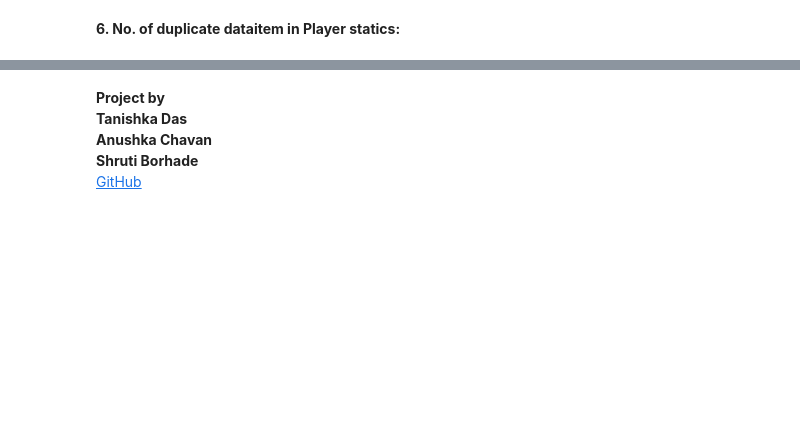
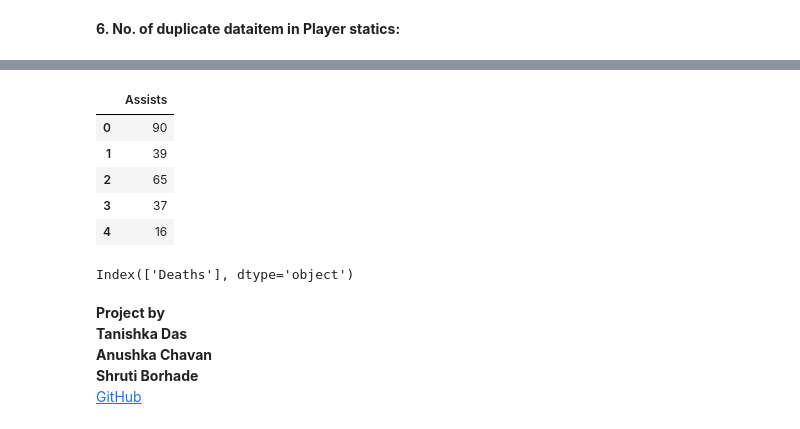
Before and after one commit to tanishka786/Valo-player-s-stats-analysis, a Jupyter notebook: ValoPlayer'sStats.ipynb, the cells around one changed output, grey strips where cells are left out. Cells and saved outputs as stored; diff of their text form; code cells hidden in the pictures; blank space fills up the shorter version.

```diff
--- a/ValoPlayer'sStats.ipynb
+++ b/ValoPlayer'sStats.ipynb
@@ -74,3 +203,19 @@ df.duplicated().sum()
+# %%
+#creating new coloum as y and coping data from df.player stats
+y = df[['Assists']].copy()
+y.head()
+# %% [output]
+|  | Assists |
+| 0 | 90 |
+| 1 | 39 |
+| 2 | 65 |
+| 3 | 37 |
+| 4 | 16 |
+# %%
+x = df[['Deaths']].copy()
+x.columns
+# %% [output]
+Index(['Deaths'], dtype='object')
 # %% [markdown]
 **Project by<br>**
 **Tanishka Das<br>**
```
Also changed, not shown: parts of 16 cells of this notebook, 2 other files.
